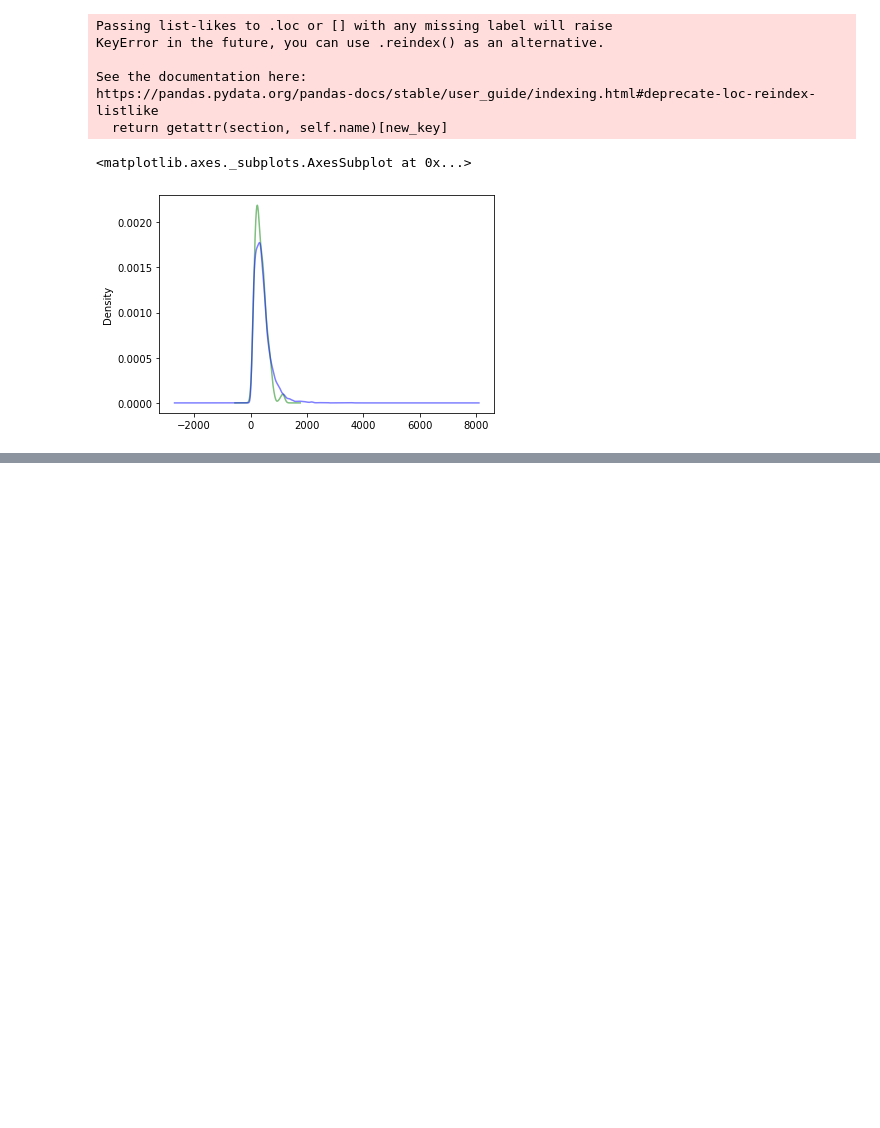
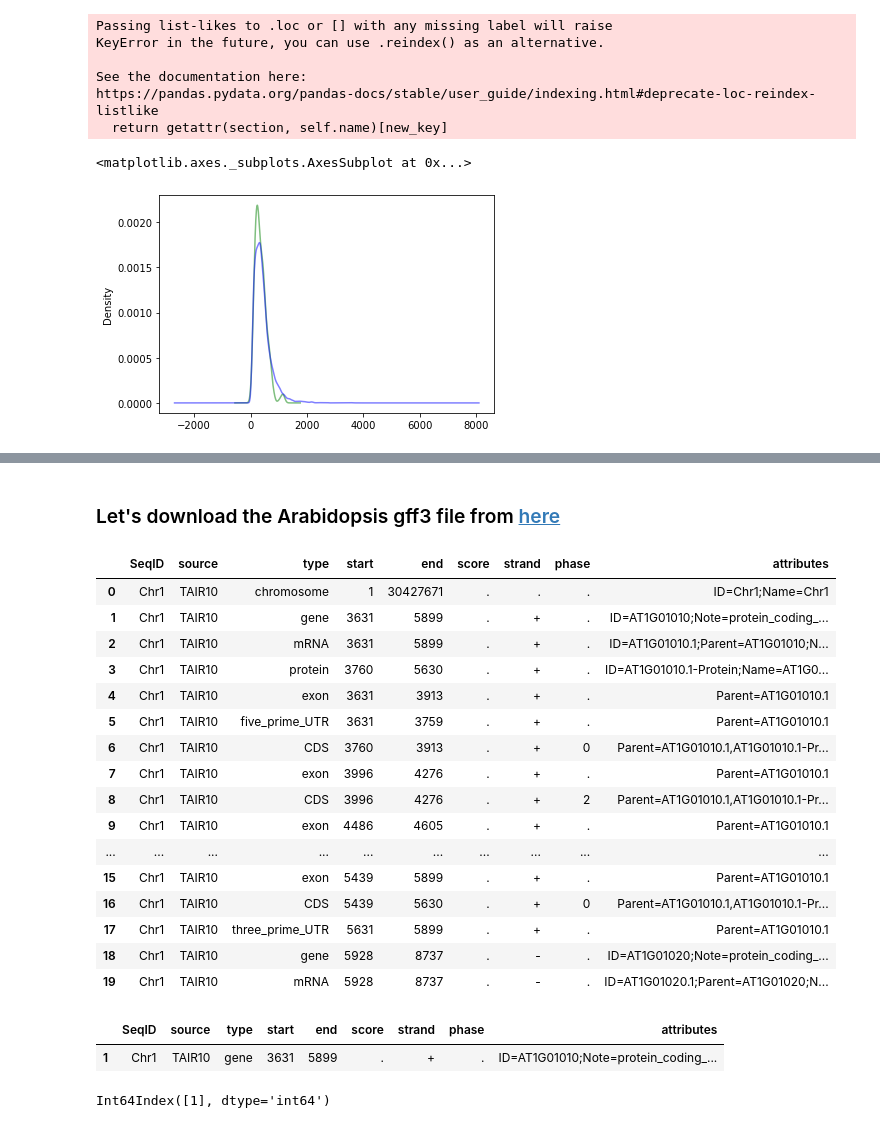
Before and after one commit to JanaSperschneider/Python_Intro_ANU_RSB, a Jupyter notebook: PythonProgramming_Session4.ipynb, the cells around one changed output, grey strips where cells are left out. Cells and saved outputs as stored; diff of their text form; code cells hidden in the pictures; blank space fills up the shorter version.

```diff
--- a/PythonProgramming_Session4.ipynb
+++ b/PythonProgramming_Session4.ipynb
@@ -555,0 +604,38 @@ https://pandas.pydata.org/pandas-docs/stable/user_guide/indexing.html#deprecate-
+# %% [markdown]
+### Let's download the Arabidopsis gff3 file from [here](https://www.arabidopsis.org/download/index-auto.jsp?dir=%2Fdownload_files%2FGenes%2FTAIR10_genome_release%2FTAIR10_gff3)
+# %%
+gff_header = ['SeqID', 'source', 'type', 'start', 'end', 'score', 'strand', 'phase', 'attributes']
+# %%
+ara_gff3 = pd.read_csv('./datasets/TAIR10_GFF3_genes.gff', header = None, names = gff_header, sep='\t')
+# %%
+###let's have a look
+ara_gff3.head(20)
+# %% [output]
+|  | SeqID | source | type | start | end | score | strand | phase | attributes |
+| 0 | Chr1 | TAIR10 | chromosome | 1 | 30427671 | . | . | . | ID=Chr1;Name=Chr1 |
+| 1 | Chr1 | TAIR10 | gene | 3631 | 5899 | . | + | . | ID=AT1G01010;Note=protein_coding_... |
+| 2 | Chr1 | TAIR10 | mRNA | 3631 | 5899 | . | + | . | ID=AT1G01010.1;Parent=AT1G01010;N... |
+| 3 | Chr1 | TAIR10 | protein | 3760 | 5630 | . | + | . | ID=AT1G01010.1-Protein;Name=AT1G0... |
+| 4 | Chr1 | TAIR10 | exon | 3631 | 3913 | . | + | . | Parent=AT1G01010.1 |
+| 5 | Chr1 | TAIR10 | five_prime_UTR | 3631 | 3759 | . | + | . | Parent=AT1G01010.1 |
+| 6 | Chr1 | TAIR10 | CDS | 3760 | 3913 | . | + | 0 | Parent=AT1G01010.1,AT1G01010.1-Pr... |
+| 7 | Chr1 | TAIR10 | exon | 3996 | 4276 | . | + | . | Parent=AT1G01010.1 |
+| 8 | Chr1 | TAIR10 | CDS | 3996 | 4276 | . | + | 2 | Parent=AT1G01010.1,AT1G01010.1-Pr... |
+| 9 | Chr1 | TAIR10 | exon | 4486 | 4605 | . | + | . | Parent=AT1G01010.1 |
+| ... | ... | ... | ... | ... | ... | ... | ... | ... | ... |
+| 15 | Chr1 | TAIR10 | exon | 5439 | 5899 | . | + | . | Parent=AT1G01010.1 |
+| 16 | Chr1 | TAIR10 | CDS | 5439 | 5630 | . | + | 0 | Parent=AT1G01010.1,AT1G01010.1-Pr... |
+| 17 | Chr1 | TAIR10 | three_prime_UTR | 5631 | 5899 | . | + | . | Parent=AT1G01010.1 |
+| 18 | Chr1 | TAIR10 | gene | 5928 | 8737 | . | - | . | ID=AT1G01020;Note=protein_coding_... |
+| 19 | Chr1 | TAIR10 | mRNA | 5928 | 8737 | . | - | . | ID=AT1G01020.1;Parent=AT1G01020;N... |
+# %%
+###let's get the subset for
+ara_gff3[(ara_gff3['type'] == 'gene') & (ara_gff3['attributes'].str.contains('AT1G01010'))]
+# %% [output]
+|  | SeqID | source | type | start | end | score | strand | phase | attributes |
+| 1 | Chr1 | TAIR10 | gene | 3631 | 5899 | . | + | . | ID=AT1G01010;Note=protein_coding_... |
+# %%
+### Let's get the index
+ara_gff3[(ara_gff3['type'] == 'gene') & (ara_gff3['attributes'].str.contains('AT1G01010'))].index
+# %% [output]
+Int64Index([1], dtype='int64')
```
Also changed, not shown: parts of 47 cells of this notebook, 14 other files.
